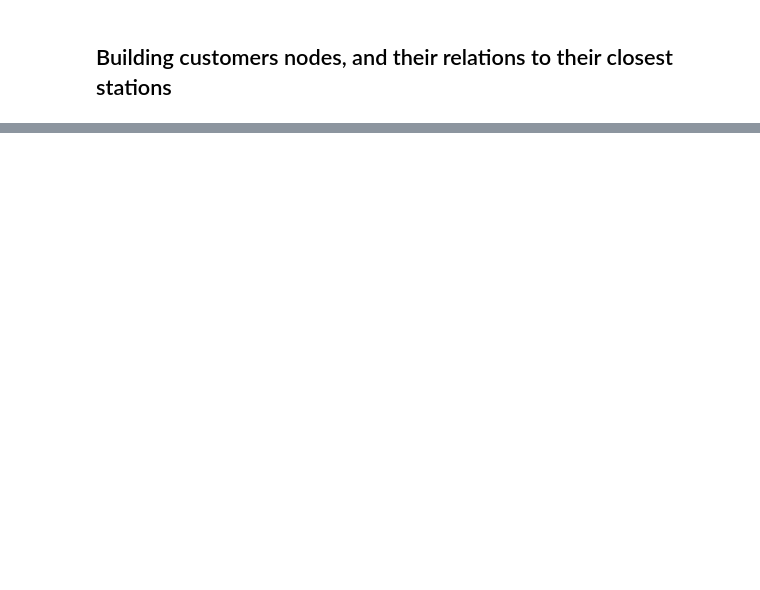
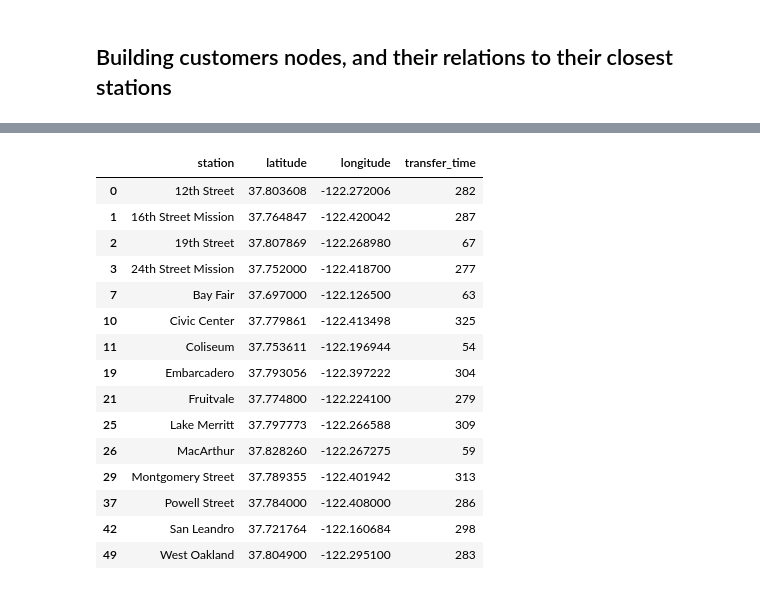
Before and after one commit to mids-w205/project-3-vinhqbui, a Jupyter notebook: code/A*.ipynb, the cells around one changed output, grey strips where cells are left out. Cells and saved outputs as stored; diff of their text form; code cells hidden in the pictures; blank space fills up the shorter version.

```diff
--- a/code/A*.ipynb
+++ b/code/A*.ipynb
@@ -318,0 +672,36 @@ Name: station, dtype: int64
+# %%
+locker_stations = ['12th Street',
+                 '16th Street Mission',
+                 '19th Street',
+                 '24th Street Mission',
+                 'Bay Fair',
+                 'Civic Center',
+                 'Coliseum',
+                 'Embarcadero',
+                 'Fruitvale',
+                 'Lake Merritt',
+                 'MacArthur',
+                 'Montgomery Street',
+                 'Powell Street',
+                 'San Leandro',
+                 'West Oakland']
+
+locker_df = stations[stations["station"].isin(locker_stations)]
+locker_df
+# %% [output]
+|  | station | latitude | longitude | transfer_time |
+| 0 | 12th Street | 37.803608 | -122.272006 | 282 |
+| 1 | 16th Street Mission | 37.764847 | -122.420042 | 287 |
+| 2 | 19th Street | 37.807869 | -122.268980 | 67 |
+| 3 | 24th Street Mission | 37.752000 | -122.418700 | 277 |
+| 7 | Bay Fair | 37.697000 | -122.126500 | 63 |
+| 10 | Civic Center | 37.779861 | -122.413498 | 325 |
+| 11 | Coliseum | 37.753611 | -122.196944 | 54 |
+| 19 | Embarcadero | 37.793056 | -122.397222 | 304 |
+| 21 | Fruitvale | 37.774800 | -122.224100 | 279 |
+| 25 | Lake Merritt | 37.797773 | -122.266588 | 309 |
+| 26 | MacArthur | 37.828260 | -122.267275 | 59 |
+| 29 | Montgomery Street | 37.789355 | -122.401942 | 313 |
+| 37 | Powell Street | 37.784000 | -122.408000 | 286 |
+| 42 | San Leandro | 37.721764 | -122.160684 | 298 |
+| 49 | West Oakland | 37.804900 | -122.295100 | 283 |
```
Also changed, not shown: parts of 35 cells of this notebook, 1 other file.
